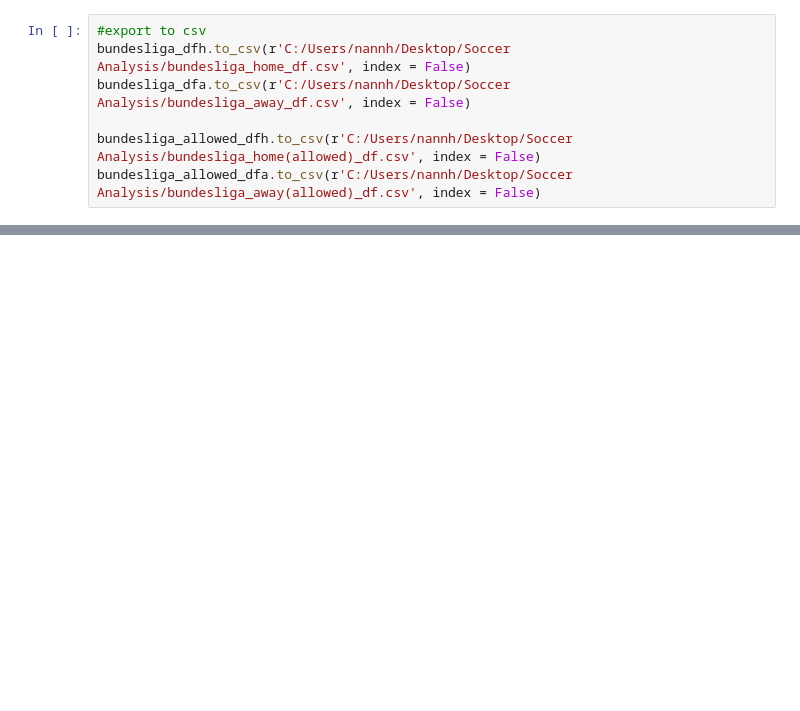
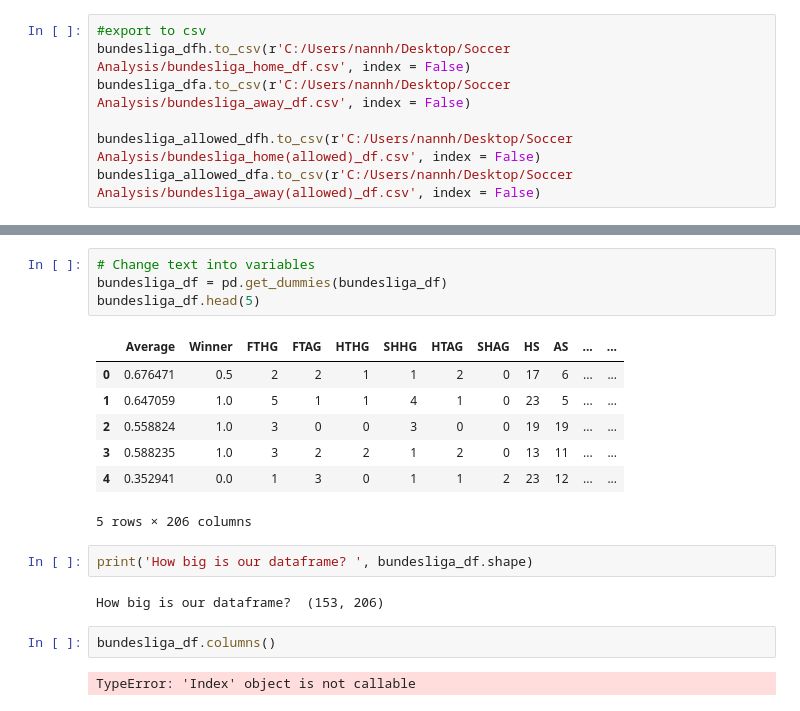
Before and after one commit to NannGitUser/Soccer_Analysis, a Jupyter notebook: Bundesliga Data Crunch.ipynb, the cells around one changed output, grey strips where cells are left out. Drawn from its saved outputs; the diff is of its cells as text; blank space fills up the shorter version.

```diff
--- a/Bundesliga Data Crunch.ipynb
+++ b/Bundesliga Data Crunch.ipynb
@@ -128,0 +191,20 @@ bundesliga_allowed_dfa.to_csv(r'C:/Users/nannh/Desktop/Soccer Analysis/bundeslig
+# %%
+# Change text into variables
+bundesliga_df = pd.get_dummies(bundesliga_df)
+bundesliga_df.head(5)
+# %% [output]
+|  | Average | Winner | FTHG | FTAG | HTHG | SHHG | HTAG | SHAG | HS | AS | ... | ... |
+| 0 | 0.676471 | 0.5 | 2 | 2 | 1 | 1 | 2 | 0 | 17 | 6 | ... | ... |
+| 1 | 0.647059 | 1.0 | 5 | 1 | 1 | 4 | 1 | 0 | 23 | 5 | ... | ... |
+| 2 | 0.558824 | 1.0 | 3 | 0 | 0 | 3 | 0 | 0 | 19 | 19 | ... | ... |
+| 3 | 0.588235 | 1.0 | 3 | 2 | 2 | 1 | 2 | 0 | 13 | 11 | ... | ... |
+| 4 | 0.352941 | 0.0 | 1 | 3 | 0 | 1 | 1 | 2 | 23 | 12 | ... | ... |
+5 rows × 206 columns
+# %%
+print('How big is our dataframe? ', bundesliga_df.shape)
+# %% [output]
+How big is our dataframe?  (153, 206)
+# %%
+bundesliga_df.columns()
+# %% [output]
+TypeError: 'Index' object is not callable
```
Also changed, not shown: parts of 24 cells of this notebook, 5 other files.
